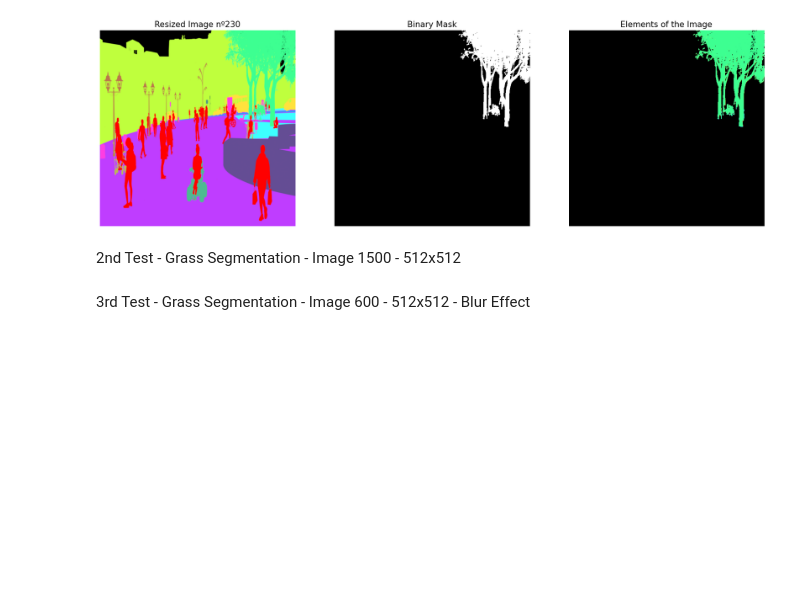
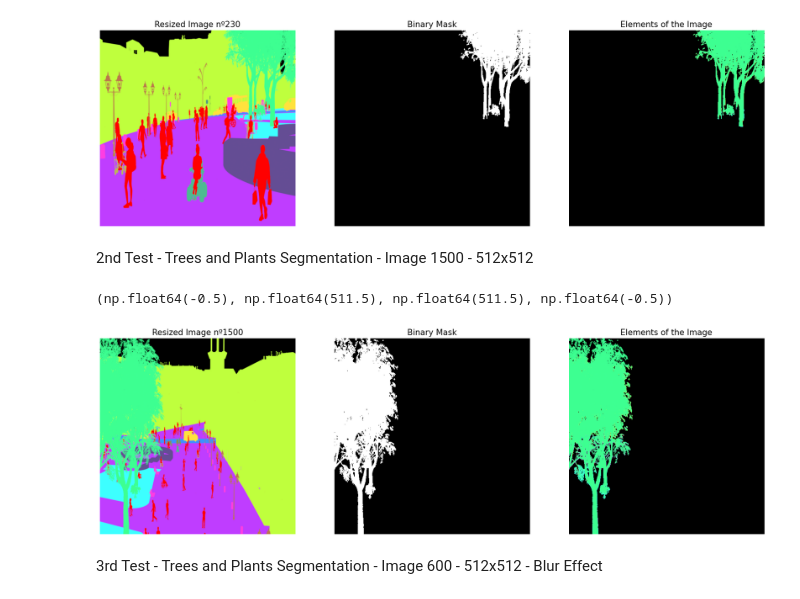
Before and after one commit to rpgouveia/pucpr_pibiti_semantic_segmentation, a Jupyter notebook: study_color_conversion_v2/trees_v3_resize.ipynb, the cells around one changed output. Drawn from its saved outputs; the diff is of its cells as text; code cells hidden in the pictures; blank space fills up the shorter version.

Commit message:
feat: update trees_v3_resize

```diff
--- a/study_color_conversion_v2/trees_v3_resize.ipynb
+++ b/study_color_conversion_v2/trees_v3_resize.ipynb
@@ -203,7 +203,7 @@ cv.imshow("Inspect Image", result)
 cv.waitKey(0)
 cv.destroyAllWindows()
 # %% [markdown]
-2nd Test - Grass Segmentation - Image 1500 - 512x512
+2nd Test - Trees and Plants Segmentation - Image 1500 - 512x512
 # %%
 import sys
 import os
@@ -239,8 +239,8 @@ hsv_img = cv.cvtColor(bgr_img, cv.COLOR_BGR2HSV)
 
 ### Process 1 - Extraction of the desired color ###
 # Define limits for the color you want to extract in HSV
-lower_bound = np.array([90, 192, 255]) # Hue, Saturation, Value
-upper_bound = np.array([90, 194, 255]) # Hue, Saturation, Value
+lower_bound = np.array([73, 192, 255]) # Hue, Saturation, Value
+upper_bound = np.array([73, 194, 255]) # Hue, Saturation, Value
 mask_extraction = cv.inRange(hsv_img, lower_bound, upper_bound)
 
 
@@ -269,8 +269,8 @@ for contour in contours:
 import collections
 
 ### Define target color ###
-# Average extraction range: ((90+90)//2, (192+194)//2, (255+255)//2) = [90, 193, 255]
-target_color = np.array([(90 + 90) // 2, (192 + 194) // 2, (255 + 255) // 2])
+# Average extraction range: ((73+73)//2, (192+194)//2, (255+255)//2) = [73, 193, 255]
+target_color = np.array([(73 + 73) // 2, (192 + 194) // 2, (255 + 255) // 2])
 
 ### Region growing from extraction ###
 # A region growing mask is created. Initially, it contains the extraction.
@@ -287,8 +287,8 @@ for index in indexes:
 
 # Helper function: boundary condition based on the obtained ranges in HSV
 def fulfill_condition(H, S, V):
-    orthopedic_cane_condition = ((90 <= H <= 90) and (192 <= S <= 194) and (255 <= V <= 255))
-    return orthopedic_cane_condition
+    trees_condition = ((73 <= H <= 78) and (192 <= S <= 194) and (255 <= V <= 255))
+    return trees_condition
 
 # We perform the growth: for each pixel in the region, its neighbors are analyzed.
 while queue:
@@ -317,40 +317,43 @@ mask = cv.morphologyEx(region_mask, cv.MORPH_CLOSE, kernel) # Close small holes
 
 
 # Resize mask and image
 resized_mask = cv.resize(mask, (512, 512), interpolation=cv.INTER_AREA)
 binary_mask = np.where(resized_mask > 0, 255, 0).astype(np.uint8) # threshold = 0
 
 
 # Visualize Segmentation
 # Resize Original Image
 bgr_img = cv.resize(bgr_img, (512, 512), interpolation=cv.INTER_AREA)
 # Applying mask
 result = cv.bitwise_and(bgr_img, bgr_img, mask=binary_mask)
 
 # Setup Plot
 plt.figure(figsize=[22,22])
 # Plotting original image
 plt.subplot(131)
 plt.imshow(bgr_img[:,:,::-1])
 plt.title(f"Resized Image nº{img_number}",fontdict={'fontsize': 15})
 plt.axis('off')
 # Plotting binary mask
 plt.subplot(132)
 plt.imshow(binary_mask, cmap='gray')
 plt.title("Binary Mask",fontdict={'fontsize': 15})
 plt.axis('off')
 # Plotting result
 plt.subplot(133)
 plt.imshow(result[:,:,::-1])
 plt.title("Elements of the Image",fontdict={'fontsize':15})
 plt.axis('off')
+# %% [output]
+(np.float64(-0.5), np.float64(511.5), np.float64(511.5), np.float64(-0.5))
+[figure, added]
 # %%
 # cv.imshow("Inspect Image", hsv_img)
 cv.imshow("Inspect Image", result)
 cv.waitKey(0)
 cv.destroyAllWindows()
 # %% [markdown]
-3rd Test - Grass Segmentation - Image 600 - 512x512 - Blur Effect
+3rd Test - Trees and Plants Segmentation - Image 600 - 512x512 - Blur Effect
 # %%
 import sys
 import os
```
Also changed, not shown: parts of 2 cells of this notebook.
